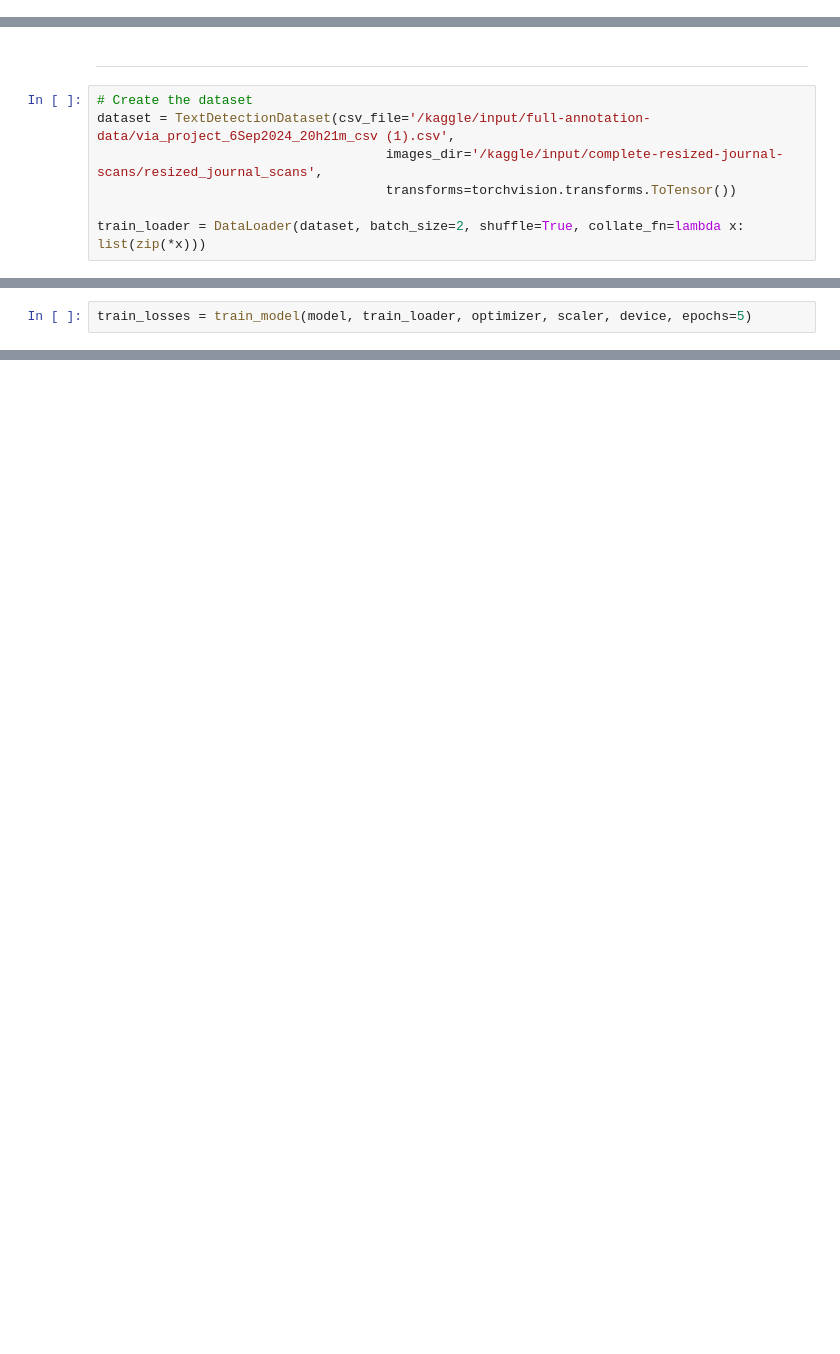
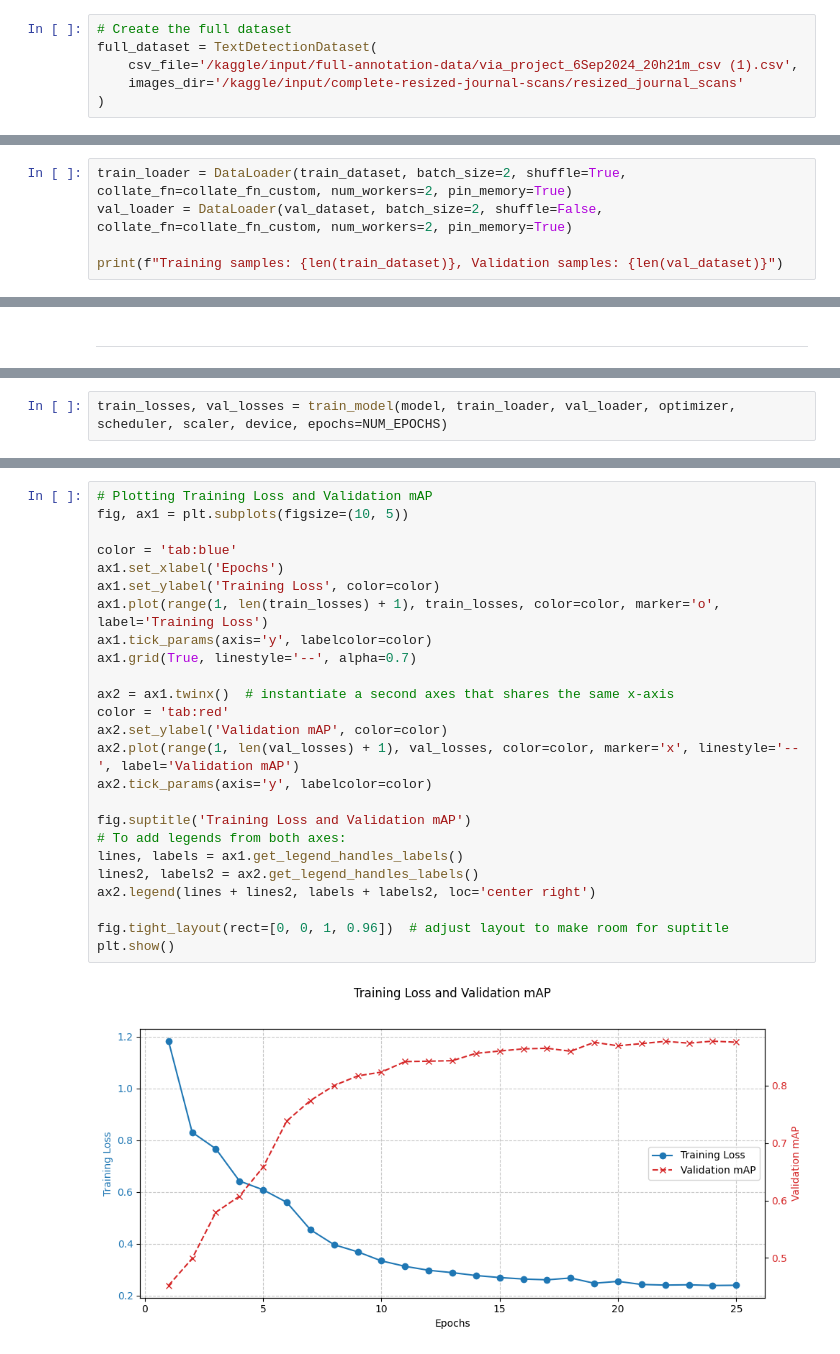
Before and after one commit to orestasdulinskas/handwrinting_recognition, a Jupyter notebook: auto_annotation_model.ipynb, the cells around one changed output, grey strips where cells are left out. Drawn from its saved outputs; the diff is of its cells as text; blank space fills up the shorter version.

```diff
--- a/auto_annotation_model.ipynb
+++ b/auto_annotation_model.ipynb
@@ -150,0 +128,6 @@ def train_model(model, train_loader, optimizer, scaler, device, epochs):
+# %%
+# Create the full dataset
+full_dataset = TextDetectionDataset(
+    csv_file='/kaggle/input/full-annotation-data/via_project_6Sep2024_20h21m_csv (1).csv',
+    images_dir='/kaggle/input/complete-resized-journal-scans/resized_journal_scans'
+)
@@ -150,0 +193,5 @@ def train_model(model, train_loader, optimizer, scaler, device, epochs):
+# %%
+train_loader = DataLoader(train_dataset, batch_size=2, shuffle=True, collate_fn=collate_fn_custom, num_workers=2, pin_memory=True)
+val_loader = DataLoader(val_dataset, batch_size=2, shuffle=False, collate_fn=collate_fn_custom, num_workers=2, pin_memory=True)
+
+print(f"Training samples: {len(train_dataset)}, Validation samples: {len(val_dataset)}")
@@ -151,10 +310,3 @@ def train_model(model, train_loader, optimizer, scaler, device, epochs):
 # %% [markdown]
 ---
-# %%
-# Create the dataset
-dataset = TextDetectionDataset(csv_file='/kaggle/input/full-annotation-data/via_project_6Sep2024_20h21m_csv (1).csv',
-                                     images_dir='/kaggle/input/complete-resized-journal-scans/resized_journal_scans',
-                                     transforms=torchvision.transforms.ToTensor())
-
-train_loader = DataLoader(dataset, batch_size=2, shuffle=True, collate_fn=lambda x: list(zip(*x)))
 # %%
@@ -179,3 +332,3 @@ scaler = torch.cuda.amp.GradScaler()  # Enable mixed precision
 # %%
-train_losses = train_model(model, train_loader, optimizer, scaler, device, epochs=5)
+train_losses, val_losses = train_model(model, train_loader, val_loader, optimizer, scheduler, scaler, device, epochs=NUM_EPOCHS)
 # %% [output]
@@ -191,0 +352,27 @@ plt.plot(range(1,len(train_losses)+1),train_losses, 'b', label='Training Loss')
+# %%
+# Plotting Training Loss and Validation mAP
+fig, ax1 = plt.subplots(figsize=(10, 5))
+
+color = 'tab:blue'
+ax1.set_xlabel('Epochs')
+ax1.set_ylabel('Training Loss', color=color)
+ax1.plot(range(1, len(train_losses) + 1), train_losses, color=color, marker='o', label='Training Loss')
+ax1.tick_params(axis='y', labelcolor=color)
+ax1.grid(True, linestyle='--', alpha=0.7)
+
+ax2 = ax1.twinx()  # instantiate a second axes that shares the same x-axis
+color = 'tab:red'
+ax2.set_ylabel('Validation mAP', color=color)
+ax2.plot(range(1, len(val_losses) + 1), val_losses, color=color, marker='x', linestyle='--', label='Validation mAP')
+ax2.tick_params(axis='y', labelcolor=color)
+
+fig.suptitle('Training Loss and Validation mAP')
+# To add legends from both axes:
+lines, labels = ax1.get_legend_handles_labels()
+lines2, labels2 = ax2.get_legend_handles_labels()
+ax2.legend(lines + lines2, labels + labels2, loc='center right')
+
+fig.tight_layout(rect=[0, 0, 1, 0.96])  # adjust layout to make room for suptitle
+plt.show()
+# %% [output]
+[figure, added]
```
Also changed, not shown: parts of 19 cells of this notebook.
